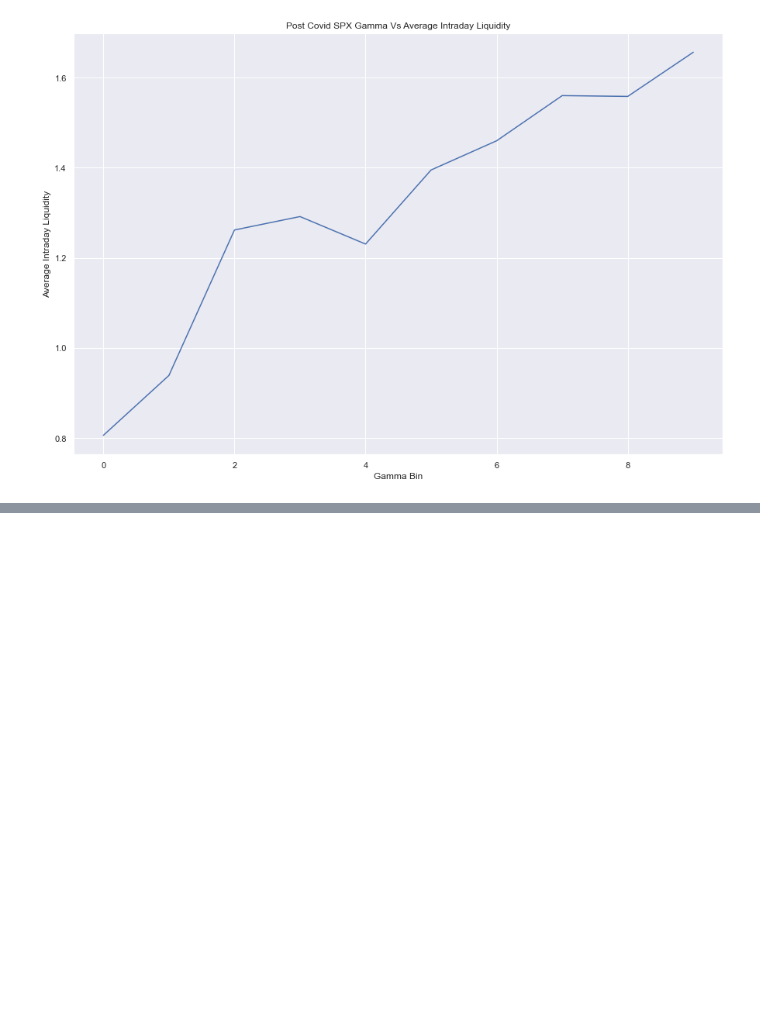
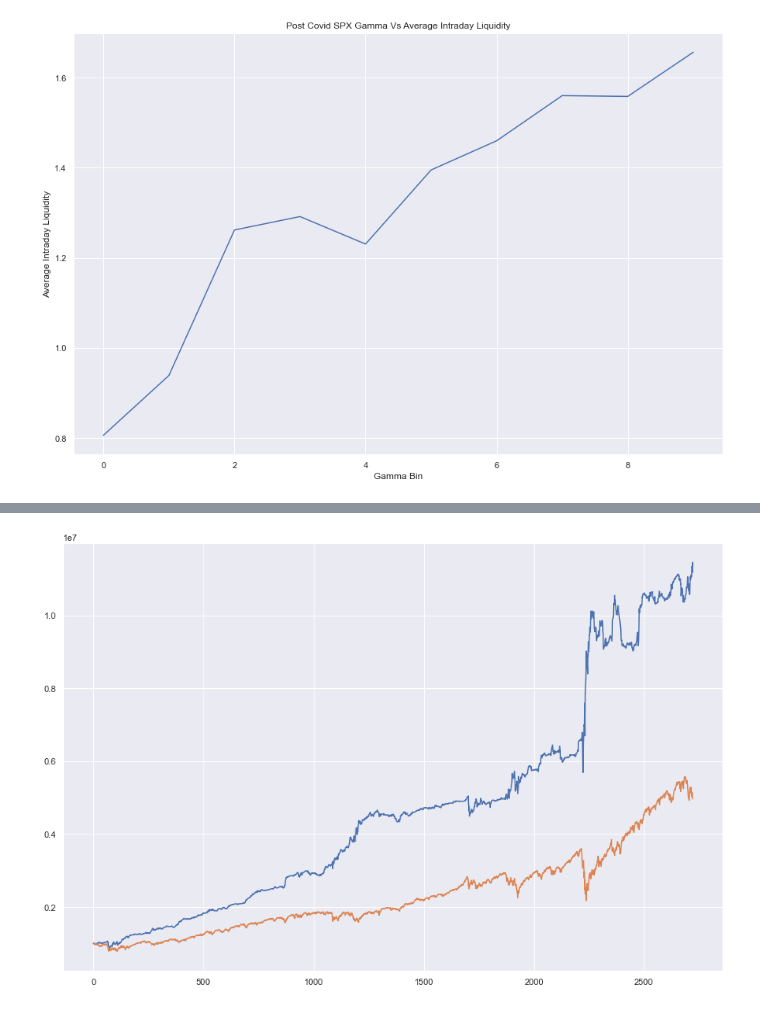
Before and after one commit to nickkxsper/index-gamma, a Jupyter notebook: gex_explore.ipynb, the cells around one changed output, grey strips where cells are left out. Cells and saved outputs as stored; diff of their text form; code cells hidden in the pictures; blank space fills up the shorter version.

```diff
--- a/gex_explore.ipynb
+++ b/gex_explore.ipynb
@@ -136,0 +266,5 @@ Text(0.5, 1.0, 'Post Covid SPX Gamma Vs Average Intraday Liquidity')
+# %%
+plt.plot(backtest.equity_curve_strategy)
+plt.plot(equity_curve_benchmark(1000000, 1.2, rets));
+# %% [output]
+[figure, added]
```
Also changed, not shown: parts of 20 cells of this notebook, 5 other files.
